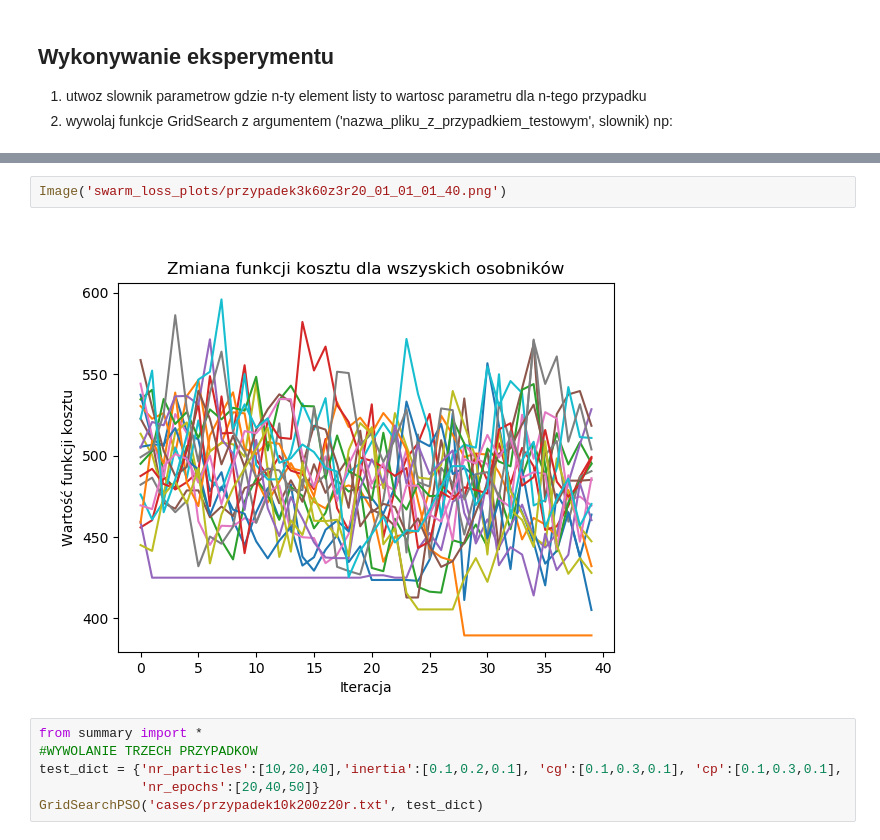
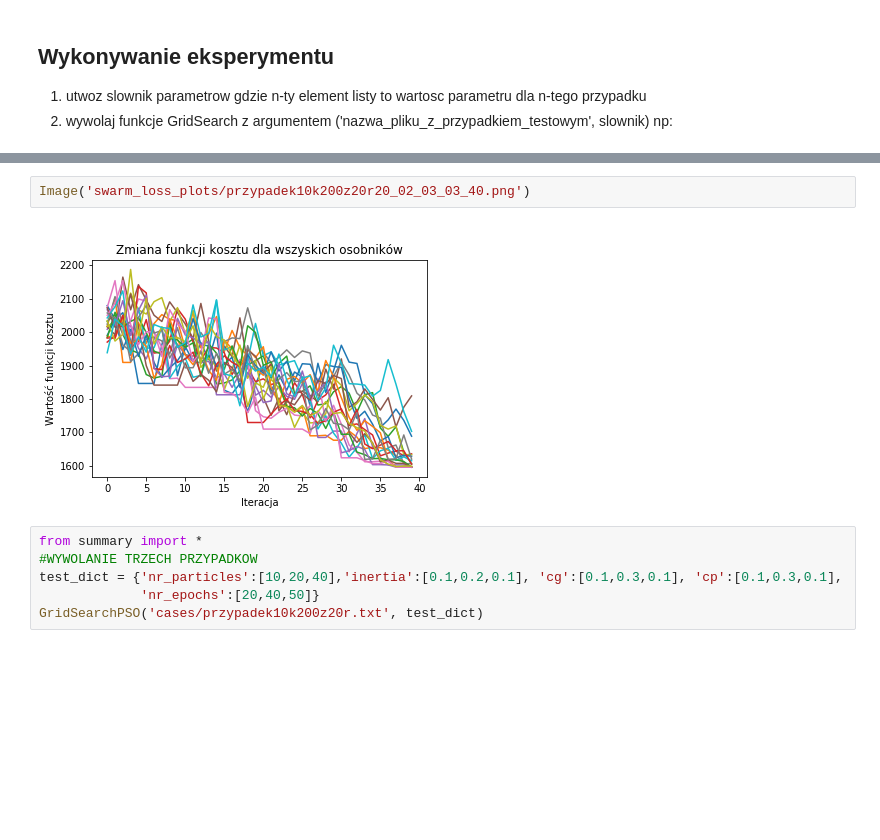
Before and after one commit to smakethunter/PSO_food_delivery, a Jupyter notebook: experiments.ipynb, the cells around one changed output, grey strips where cells are left out. Cells and saved outputs as stored; diff of their text form; blank space fills up the shorter version.

```diff
--- a/experiments.ipynb
+++ b/experiments.ipynb
@@ -110,7 +137,7 @@ GridSearchPSO('cases/przypadek10k200z20r.txt', test_dict)
 # %%
-Image('swarm_loss_plots/przypadek3k60z3r20_01_01_01_40.png')
+Image('swarm_loss_plots/przypadek10k200z20r20_02_03_03_40.png')
 # %% [output]
-[figure, old version]
+[figure, new version]
 # %%
 from summary import *
 #WYWOLANIE TRZECH PRZYPADKOW
```
Also changed, not shown: parts of 4 cells of this notebook, 20 other files.
